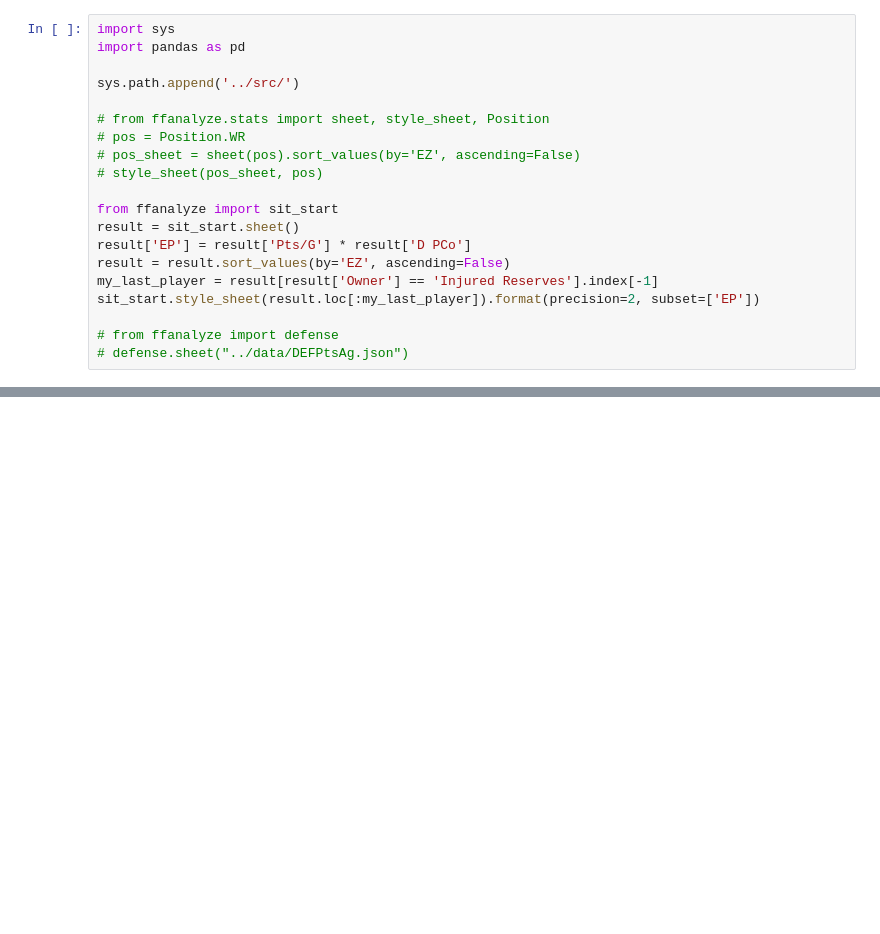
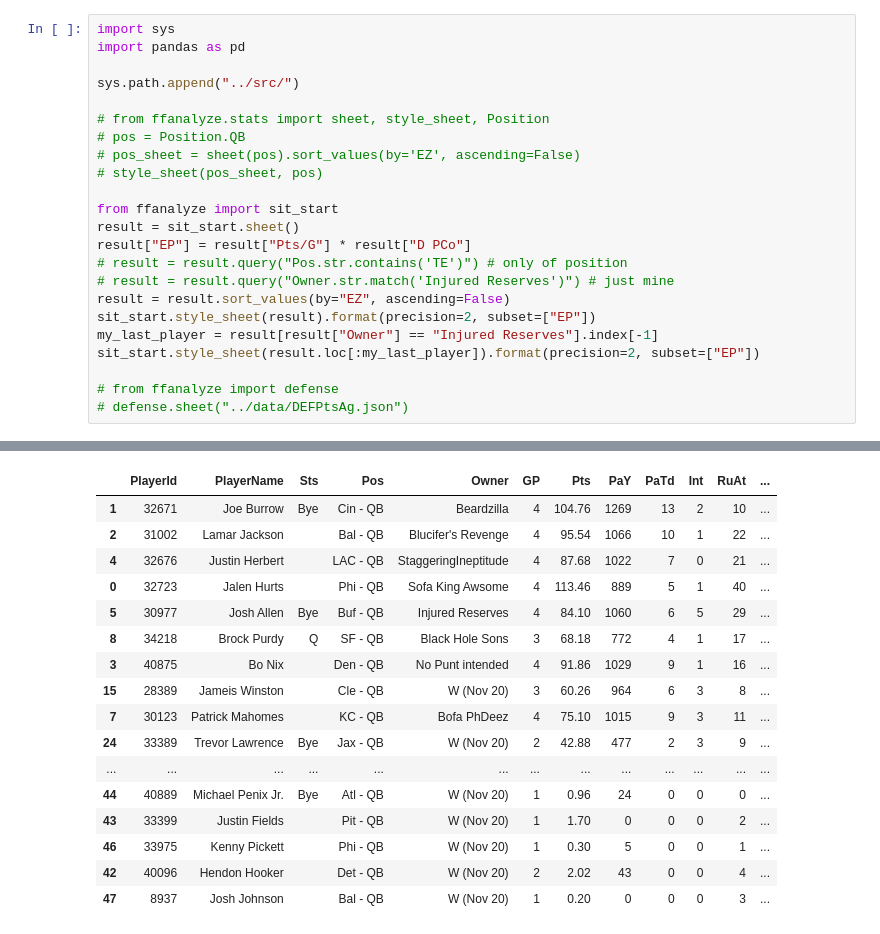
Before and after one commit to mattaschmann/ffanalyze, a Jupyter notebook: notebooks/ffstats.ipynb, the cells around one changed output, grey strips where cells are left out. Cells and saved outputs as stored; diff of their text form; blank space fills up the shorter version.

```diff
--- a/notebooks/ffstats.ipynb
+++ b/notebooks/ffstats.ipynb
@@ -2,19 +2,22 @@
 import sys
 import pandas as pd
 
-sys.path.append('../src/')
+sys.path.append("../src/")
 
 # from ffanalyze.stats import sheet, style_sheet, Position
-# pos = Position.WR
+# pos = Position.QB
 # pos_sheet = sheet(pos).sort_values(by='EZ', ascending=False)
 # style_sheet(pos_sheet, pos)
 
 from ffanalyze import sit_start
 result = sit_start.sheet()
-result['EP'] = result['Pts/G'] * result['D PCo']
-result = result.sort_values(by='EZ', ascending=False)
-my_last_player = result[result['Owner'] == 'Injured Reserves'].index[-1]
-sit_start.style_sheet(result.loc[:my_last_player]).format(precision=2, subset=['EP'])
+result["EP"] = result["Pts/G"] * result["D PCo"]
+# result = result.query("Pos.str.contains('TE')") # only of position
+# result = result.query("Owner.str.match('Injured Reserves')") # just mine
+result = result.sort_values(by="EZ", ascending=False)
+sit_start.style_sheet(result).format(precision=2, subset=["EP"])
+my_last_player = result[result["Owner"] == "Injured Reserves"].index[-1]
+sit_start.style_sheet(result.loc[:my_last_player]).format(precision=2, subset=["EP"])
 
 # from ffanalyze import defense
 # defense.sheet("../data/DEFPtsAg.json")
@@ -22,0 +25,17 @@ sit_start.style_sheet(result.loc[:my_last_player]).format(precision=2, subset=['
+|  | PlayerId | PlayerName | Sts | Pos | Owner | GP | Pts | PaY | PaTd | Int | RuAt | ... |
+| 1 | 32671 | Joe Burrow | Bye | Cin - QB | Beardzilla | 4 | 104.76 | 1269 | 13 | 2 | 10 | ... |
+| 2 | 31002 | Lamar Jackson |  | Bal - QB | Blucifer's Revenge | 4 | 95.54 | 1066 | 10 | 1 | 22 | ... |
+| 4 | 32676 | Justin Herbert |  | LAC - QB | StaggeringIneptitude | 4 | 87.68 | 1022 | 7 | 0 | 21 | ... |
+| 0 | 32723 | Jalen Hurts |  | Phi - QB | Sofa King Awsome | 4 | 113.46 | 889 | 5 | 1 | 40 | ... |
+| 5 | 30977 | Josh Allen | Bye | Buf - QB | Injured Reserves | 4 | 84.10 | 1060 | 6 | 5 | 29 | ... |
+| 8 | 34218 | Brock Purdy | Q | SF - QB | Black Hole Sons | 3 | 68.18 | 772 | 4 | 1 | 17 | ... |
+| 3 | 40875 | Bo Nix |  | Den - QB | No Punt intended | 4 | 91.86 | 1029 | 9 | 1 | 16 | ... |
+| 15 | 28389 | Jameis Winston |  | Cle - QB | W (Nov 20) | 3 | 60.26 | 964 | 6 | 3 | 8 | ... |
+| 7 | 30123 | Patrick Mahomes |  | KC - QB | Bofa PhDeez | 4 | 75.10 | 1015 | 9 | 3 | 11 | ... |
+| 24 | 33389 | Trevor Lawrence | Bye | Jax - QB | W (Nov 20) | 2 | 42.88 | 477 | 2 | 3 | 9 | ... |
+| ... | ... | ... | ... | ... | ... | ... | ... | ... | ... | ... | ... | ... |
+| 44 | 40889 | Michael Penix Jr. | Bye | Atl - QB | W (Nov 20) | 1 | 0.96 | 24 | 0 | 0 | 0 | ... |
+| 43 | 33399 | Justin Fields |  | Pit - QB | W (Nov 20) | 1 | 1.70 | 0 | 0 | 0 | 2 | ... |
+| 46 | 33975 | Kenny Pickett |  | Phi - QB | W (Nov 20) | 1 | 0.30 | 5 | 0 | 0 | 1 | ... |
+| 42 | 40096 | Hendon Hooker |  | Det - QB | W (Nov 20) | 2 | 2.02 | 43 | 0 | 0 | 4 | ... |
+| 47 | 8937 | Josh Johnson |  | Bal - QB | W (Nov 20) | 1 | 0.20 | 0 | 0 | 0 | 3 | ... |
```
Also changed, not shown: parts of 1 cell of this notebook, 9 other files.
